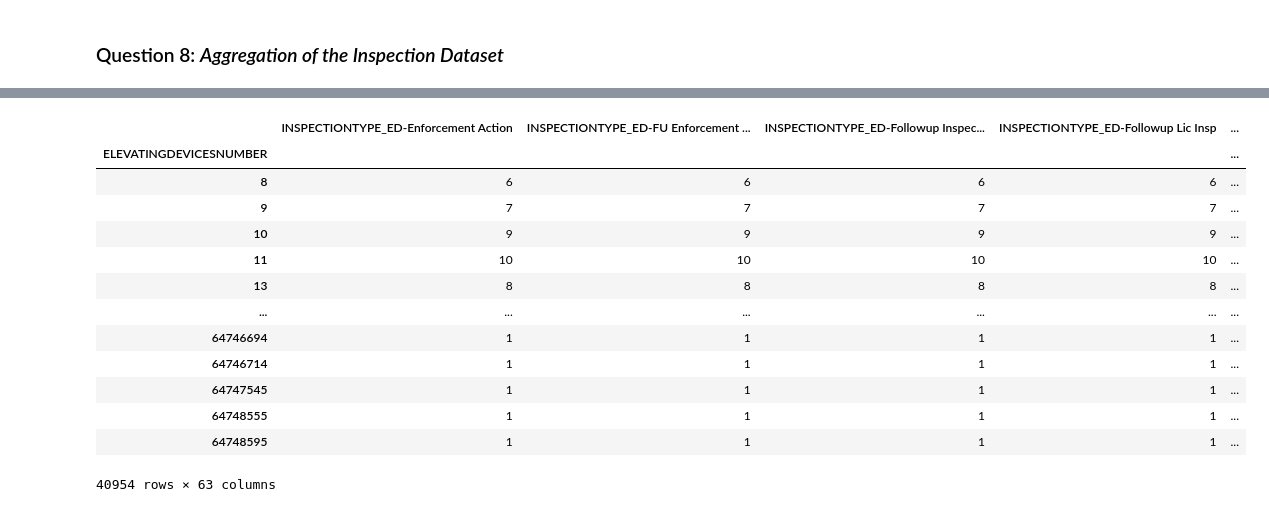
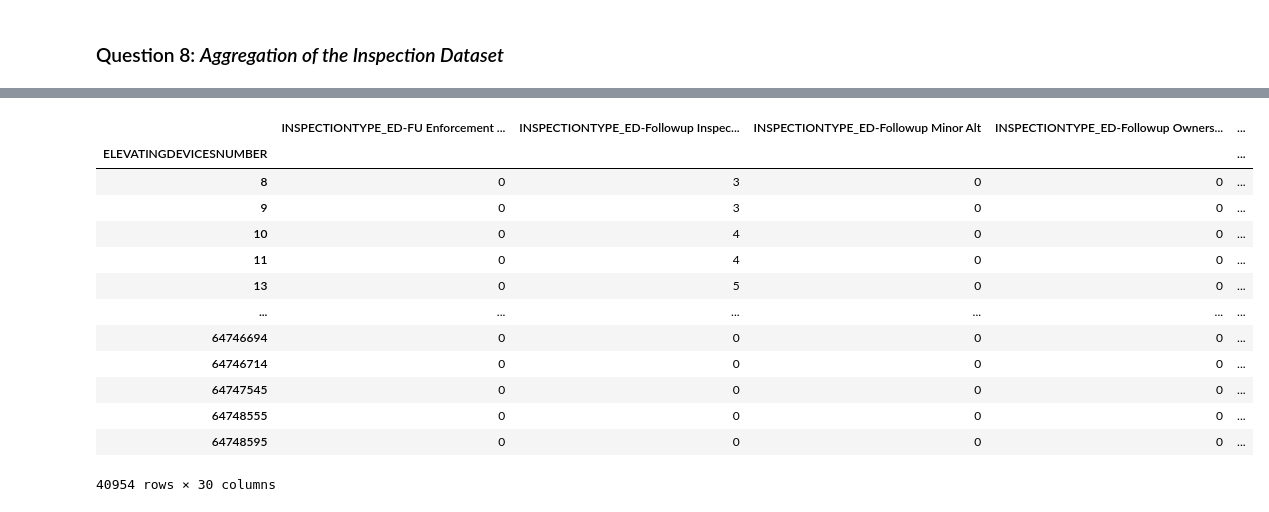
Before and after one commit to MathieuHoude/smartjourney, a Jupyter notebook: notebooks/Week3.ipynb, the cells around one changed output, grey strips where cells are left out. Saved outputs shown, nothing was run; the diff lists cells and outputs as text; code cells hidden in the pictures.

```diff
--- a/notebooks/Week3.ipynb
+++ b/notebooks/Week3.ipynb
@@ -281,6 +292,8 @@ x = inspectedWithDummies.columns[inspectedWithDummies.columns.str.contains("INSP
 y = inspectedWithDummies.columns[inspectedWithDummies.columns.str.contains("INSPECTIONOUTCOME")].to_list()
 x.extend(y)
 x.append("ELEVATINGDEVICESNUMBER")
+x.append("INSPECTIONNUMBER")
 inspectedWithDummies = inspectedWithDummies[x]
+inspectedWithDummies = inspectedWithDummies.replace(0, np.nan)
 inspectedWithDummies
 # %% [output]
@@ -309,20 +322,20 @@ inspected.head()
 | 19635 | 506272 | UNIVERSITY OF OTTAWA | 37110 | 3180242 | 136 JEAN JACQUES LUSSIER OTTAWA K... | ... |
 | 19636 | 116726 | CARLETON PLACE & DISTRICT MEMORIA... | 16899 | 2289576 | 211 LAKE AVE E CARLETON PLACE K7C... | ... |
 # %%
-x = inspectedWithDummies.groupby("ELEVATINGDEVICESNUMBER").count()
-x
+inspection_per_elevator = inspectedWithDummies.groupby("ELEVATINGDEVICESNUMBER").count()
+inspection_per_elevator
 # %% [output]
-|  | INSPECTIONTYPE_ED-Enforcement Action | INSPECTIONTYPE_ED-FU Enforcement ... | INSPECTIONTYPE_ED-Followup Inspec... | INSPECTIONTYPE_ED-Followup Lic Insp | ... |
+|  | INSPECTIONTYPE_ED-FU Enforcement ... | INSPECTIONTYPE_ED-Followup Inspec... | INSPECTIONTYPE_ED-Followup Minor Alt | INSPECTIONTYPE_ED-Followup Owners... | ... |
 | ELEVATINGDEVICESNUMBER |  |  |  |  | ... |
-| 8 | 6 | 6 | 6 | 6 | ... |
-| 9 | 7 | 7 | 7 | 7 | ... |
-| 10 | 9 | 9 | 9 | 9 | ... |
-| 11 | 10 | 10 | 10 | 10 | ... |
-| 13 | 8 | 8 | 8 | 8 | ... |
+| 8 | 0 | 3 | 0 | 0 | ... |
+| 9 | 0 | 3 | 0 | 0 | ... |
+| 10 | 0 | 4 | 0 | 0 | ... |
+| 11 | 0 | 4 | 0 | 0 | ... |
+| 13 | 0 | 5 | 0 | 0 | ... |
 | ... | ... | ... | ... | ... | ... |
-| 64746694 | 1 | 1 | 1 | 1 | ... |
-| 64746714 | 1 | 1 | 1 | 1 | ... |
-| 64747545 | 1 | 1 | 1 | 1 | ... |
-| 64748555 | 1 | 1 | 1 | 1 | ... |
-| 64748595 | 1 | 1 | 1 | 1 | ... |
+| 64746694 | 0 | 0 | 0 | 0 | ... |
+| 64746714 | 0 | 0 | 0 | 0 | ... |
+| 64747545 | 0 | 0 | 0 | 0 | ... |
+| 64748555 | 0 | 0 | 0 | 0 | ... |
+| 64748595 | 0 | 0 | 0 | 0 | ... |
-40954 rows × 63 columns
+40954 rows × 30 columns
```
Also changed, not shown: parts of 5 cells of this notebook.
